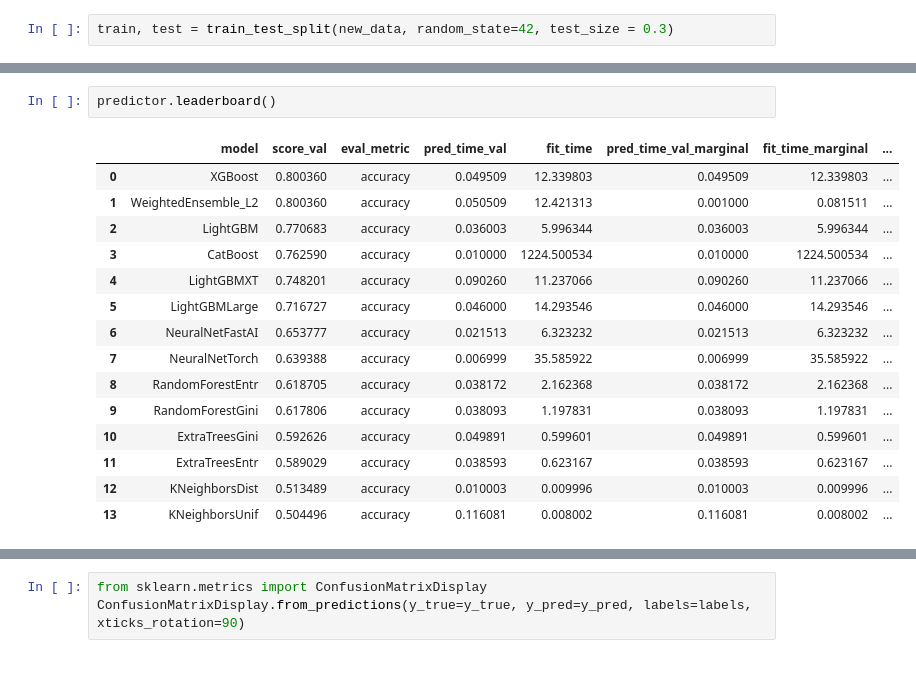
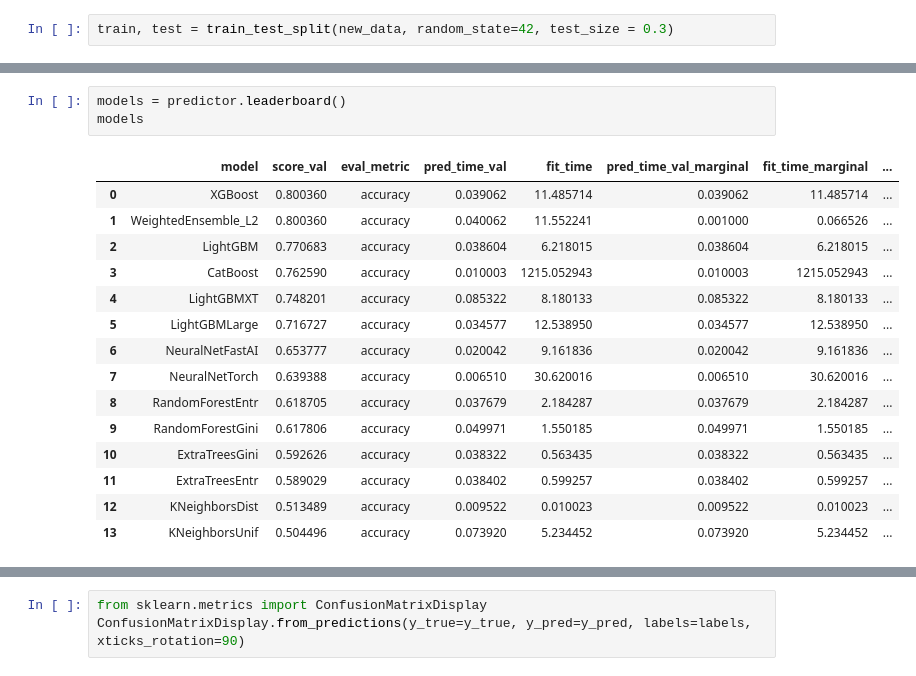
Before and after one commit to JohnnyZ67/AA894-Group-4-Capstone, a Jupyter notebook: src/models/autogluon/autogluon.ipynb, the cells around one changed output, grey strips where cells are left out. Cells and saved outputs as stored; diff of their text form.

```diff
--- a/src/models/autogluon/autogluon.ipynb
+++ b/src/models/autogluon/autogluon.ipynb
@@ -87,21 +68,22 @@ TabularPredictor saved. To load, use: predictor = TabularPredictor.load("c:\Deve
-# %%
-predictor.leaderboard()
-# %% [output]
-|  | model | score_val | eval_metric | pred_time_val | fit_time | pred_time_val_marginal | fit_time_marginal | ... |
-| 0 | XGBoost | 0.800360 | accuracy | 0.049509 | 12.339803 | 0.049509 | 12.339803 | ... |
-| 1 | WeightedEnsemble_L2 | 0.800360 | accuracy | 0.050509 | 12.421313 | 0.001000 | 0.081511 | ... |
-| 2 | LightGBM | 0.770683 | accuracy | 0.036003 | 5.996344 | 0.036003 | 5.996344 | ... |
-| 3 | CatBoost | 0.762590 | accuracy | 0.010000 | 1224.500534 | 0.010000 | 1224.500534 | ... |
-| 4 | LightGBMXT | 0.748201 | accuracy | 0.090260 | 11.237066 | 0.090260 | 11.237066 | ... |
-| 5 | LightGBMLarge | 0.716727 | accuracy | 0.046000 | 14.293546 | 0.046000 | 14.293546 | ... |
-| 6 | NeuralNetFastAI | 0.653777 | accuracy | 0.021513 | 6.323232 | 0.021513 | 6.323232 | ... |
-| 7 | NeuralNetTorch | 0.639388 | accuracy | 0.006999 | 35.585922 | 0.006999 | 35.585922 | ... |
-| 8 | RandomForestEntr | 0.618705 | accuracy | 0.038172 | 2.162368 | 0.038172 | 2.162368 | ... |
-| 9 | RandomForestGini | 0.617806 | accuracy | 0.038093 | 1.197831 | 0.038093 | 1.197831 | ... |
-| 10 | ExtraTreesGini | 0.592626 | accuracy | 0.049891 | 0.599601 | 0.049891 | 0.599601 | ... |
-| 11 | ExtraTreesEntr | 0.589029 | accuracy | 0.038593 | 0.623167 | 0.038593 | 0.623167 | ... |
-| 12 | KNeighborsDist | 0.513489 | accuracy | 0.010003 | 0.009996 | 0.010003 | 0.009996 | ... |
-| 13 | KNeighborsUnif | 0.504496 | accuracy | 0.116081 | 0.008002 | 0.116081 | 0.008002 | ... |
+# %%
+models = predictor.leaderboard()
+models
+# %% [output]
+|  | model | score_val | eval_metric | pred_time_val | fit_time | pred_time_val_marginal | fit_time_marginal | ... |
+| 0 | XGBoost | 0.800360 | accuracy | 0.039062 | 11.485714 | 0.039062 | 11.485714 | ... |
+| 1 | WeightedEnsemble_L2 | 0.800360 | accuracy | 0.040062 | 11.552241 | 0.001000 | 0.066526 | ... |
+| 2 | LightGBM | 0.770683 | accuracy | 0.038604 | 6.218015 | 0.038604 | 6.218015 | ... |
+| 3 | CatBoost | 0.762590 | accuracy | 0.010003 | 1215.052943 | 0.010003 | 1215.052943 | ... |
+| 4 | LightGBMXT | 0.748201 | accuracy | 0.085322 | 8.180133 | 0.085322 | 8.180133 | ... |
+| 5 | LightGBMLarge | 0.716727 | accuracy | 0.034577 | 12.538950 | 0.034577 | 12.538950 | ... |
+| 6 | NeuralNetFastAI | 0.653777 | accuracy | 0.020042 | 9.161836 | 0.020042 | 9.161836 | ... |
+| 7 | NeuralNetTorch | 0.639388 | accuracy | 0.006510 | 30.620016 | 0.006510 | 30.620016 | ... |
+| 8 | RandomForestEntr | 0.618705 | accuracy | 0.037679 | 2.184287 | 0.037679 | 2.184287 | ... |
+| 9 | RandomForestGini | 0.617806 | accuracy | 0.049971 | 1.550185 | 0.049971 | 1.550185 | ... |
+| 10 | ExtraTreesGini | 0.592626 | accuracy | 0.038322 | 0.563435 | 0.038322 | 0.563435 | ... |
+| 11 | ExtraTreesEntr | 0.589029 | accuracy | 0.038402 | 0.599257 | 0.038402 | 0.599257 | ... |
+| 12 | KNeighborsDist | 0.513489 | accuracy | 0.009522 | 0.010023 | 0.009522 | 0.010023 | ... |
+| 13 | KNeighborsUnif | 0.504496 | accuracy | 0.073920 | 5.234452 | 0.073920 | 5.234452 | ... |
 # %%
 y_true = list(test['formation'].values)
 y_pred = list(predictions.values)
```
Also changed, not shown: parts of 7 cells of this notebook, 7 other files.
